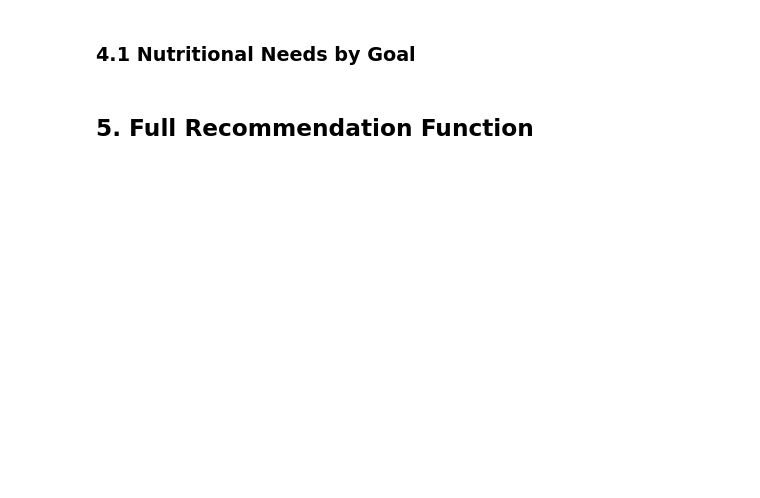
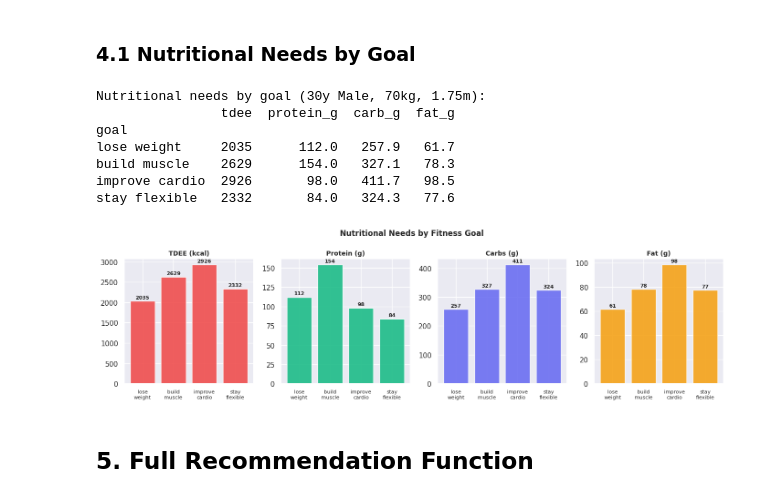
Before and after one commit to Houssemaskri/diet-ml-project, a Jupyter notebook: monta_recommender.ipynb, the cells around one changed output. Drawn from its saved outputs; the diff is of its cells as text; code cells hidden in the pictures; blank space fills up the shorter version.

```diff
--- a/monta_recommender.ipynb
+++ b/monta_recommender.ipynb
@@ -237,35 +272,43 @@ goals = ['lose weight', 'build muscle', 'improve cardio', 'stay flexible']
 example_profiles = []
 
 for goal in goals:
     needs = calculate_nutritional_needs(30, 70, 1.75, 'Male', goal)
     needs['goal'] = goal
     example_profiles.append(needs)
 
 profiles_df = pd.DataFrame(example_profiles).set_index('goal')
 print("Nutritional needs by goal (30y Male, 70kg, 1.75m):")
 print(profiles_df)
 
 fig, axes = plt.subplots(1, 4, figsize=(14, 4))
 fig.suptitle('Nutritional Needs by Fitness Goal', fontsize=12, fontweight='bold')
 
 colors = ['#EF4444', '#10B981', '#6366F1', '#F59E0B']
 metrics = ['tdee', 'protein_g', 'carb_g', 'fat_g']
 labels  = ['TDEE (kcal)', 'Protein (g)', 'Carbs (g)', 'Fat (g)']
 
 for ax, metric, label, color in zip(axes, metrics, labels, colors):
     bars = ax.bar(range(len(goals)), profiles_df[metric],
                   color=color, alpha=0.85, edgecolor='white')
     ax.set_title(label, fontweight='bold', fontsize=10)
     ax.set_xticks(range(len(goals)))
-    ax.set_xticklabels([g.replace(' ', '
-') for g in goals], fontsize=8)
+    ax.set_xticklabels([g.replace(' ', '\n') for g in goals], fontsize=8)
     for bar, val in zip(bars, profiles_df[metric]):
         ax.text(bar.get_x() + bar.get_width()/2,
                 bar.get_height() + profiles_df[metric].max()*0.02,
                 str(int(val)), ha='center', fontsize=8, fontweight='bold')
 
 plt.tight_layout()
 plt.show()
+# %% [output]
+Nutritional needs by goal (30y Male, 70kg, 1.75m):
+                tdee  protein_g  carb_g  fat_g
+goal
+lose weight     2035      112.0   257.9   61.7
+build muscle    2629      154.0   327.1   78.3
+improve cardio  2926       98.0   411.7   98.5
+stay flexible   2332       84.0   324.3   77.6
+[figure, added]
 # %% [markdown]
 ## 5. Full Recommendation Function
 # %%
```
Also changed, not shown: parts of 9 cells of this notebook.
